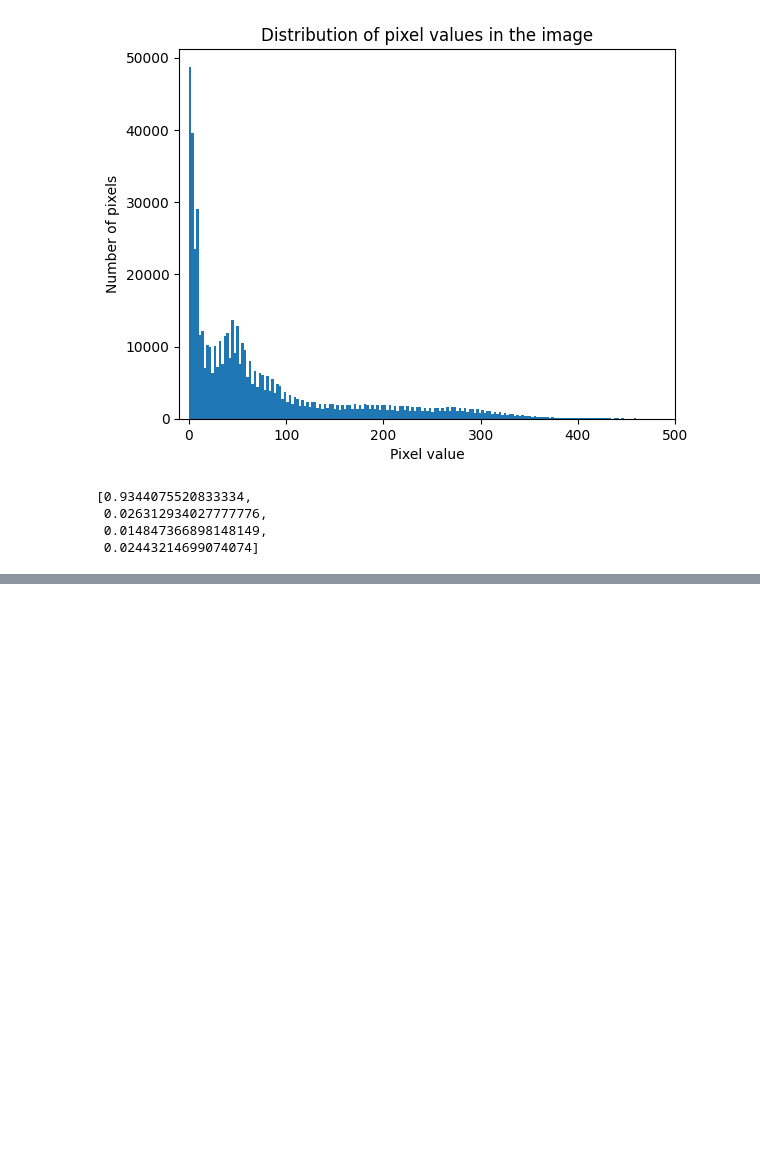
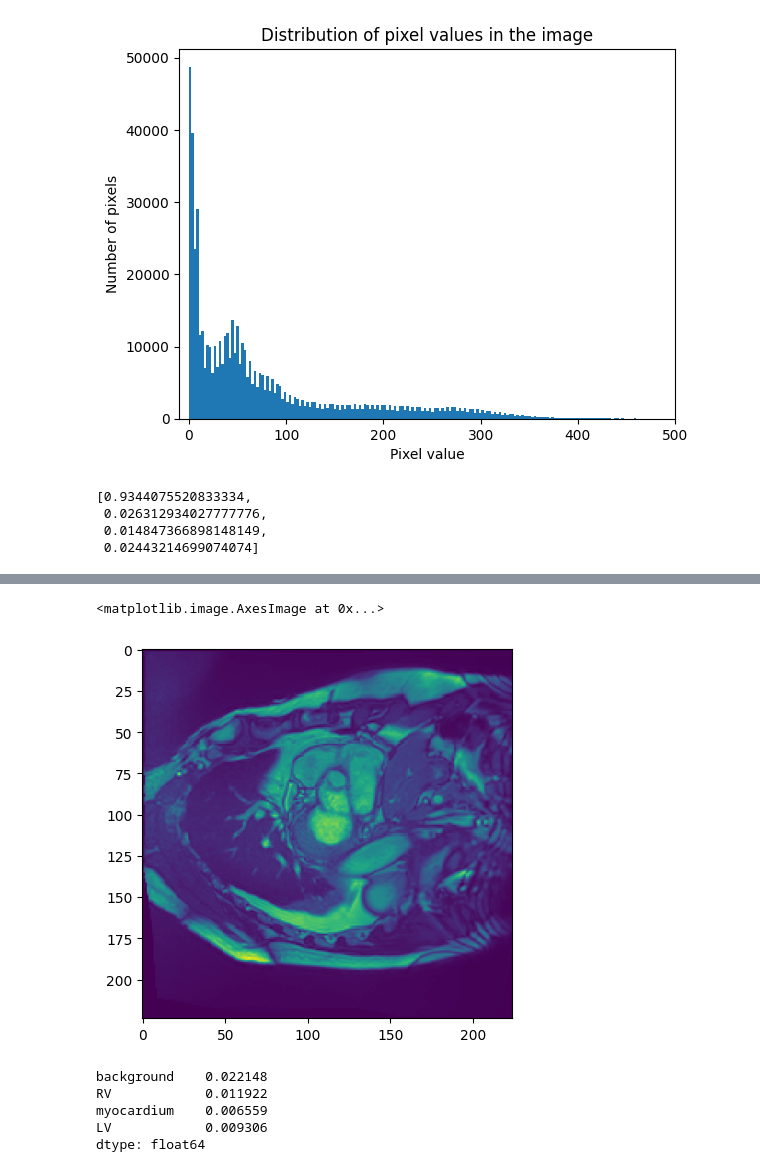
Before and after one commit to drigba/medical_image_segmentation, a Jupyter notebook: open_nii.ipynb, the cells around one changed output, grey strips where cells are left out. Saved outputs shown, nothing was run; the diff lists cells and outputs as text; code cells hidden in the pictures; blank space fills up the shorter version.

```diff
--- a/open_nii.ipynb
+++ b/open_nii.ipynb
@@ -234,0 +326,14 @@ get_label_percentages(p001_gt[1])
+# %%
+percs_df[:99*2*9].mean()
+plt.imshow(acdc_data[0][0])
+# %% [output]
+<matplotlib.image.AxesImage at 0x...>
+[figure, added]
+# %%
+percs_df.std()
+# %% [output]
+background    0.022148
+RV            0.011922
+myocardium    0.006559
+LV            0.009306
+dtype: float64
```
Also changed, not shown: parts of 13 cells of this notebook, 1 other file.
